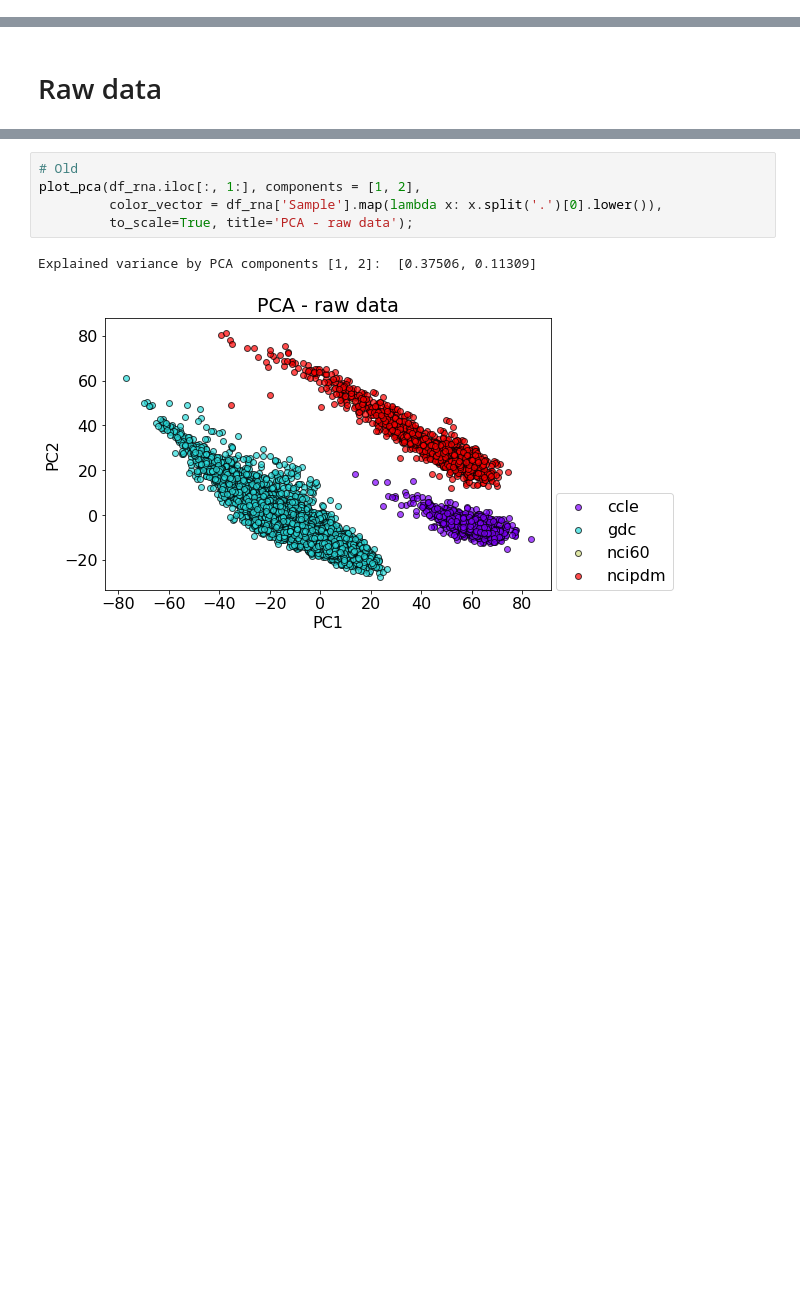
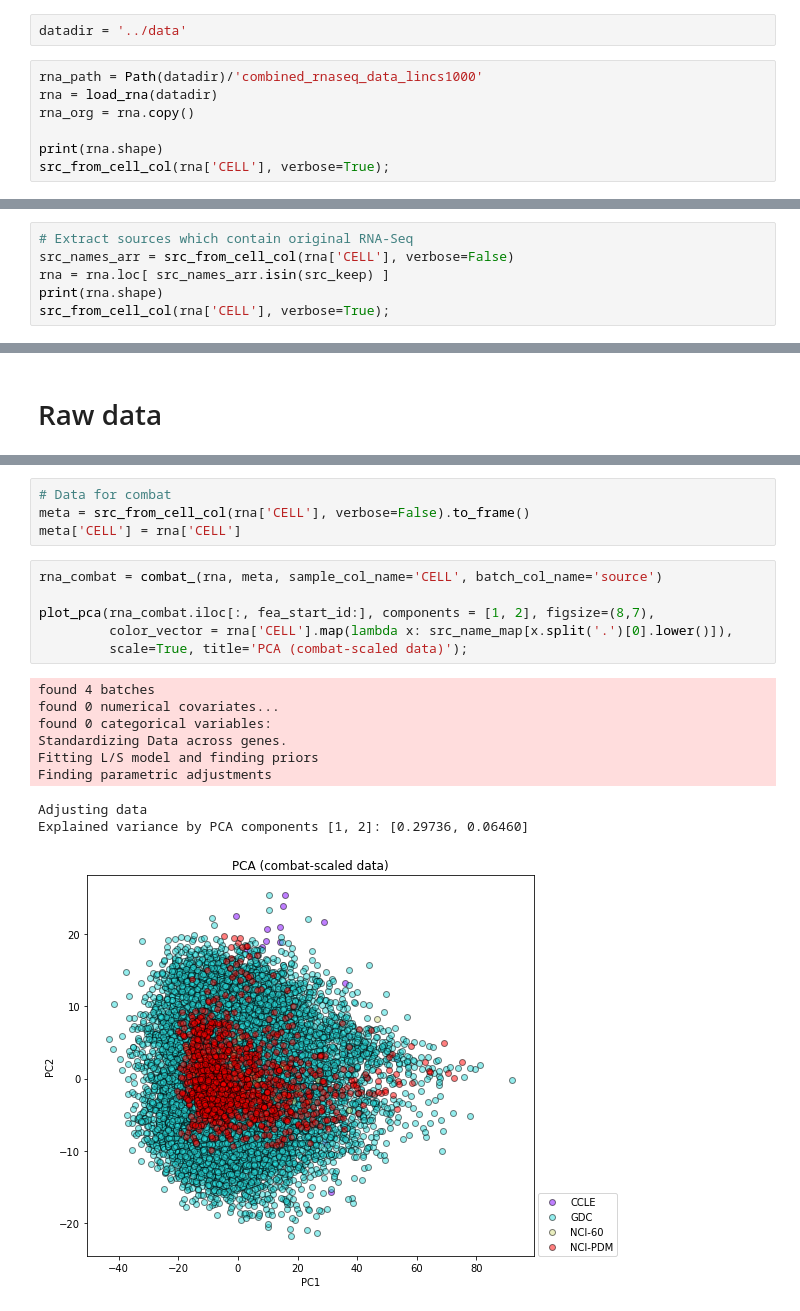
Before and after one commit to DOE-NCI-Pilot1/Normalization, a Jupyter notebook: RNASeqNorm/normalize_rnaseq.ipynb, the cells around one changed output, grey strips where cells are left out. Cells and saved outputs as stored; diff of their text form; blank space fills up the shorter version.

```diff
--- a/RNASeqNorm/normalize_rnaseq.ipynb
+++ b/RNASeqNorm/normalize_rnaseq.ipynb
@@ -254,0 +50,9 @@ cl_mapping[:2]
+# %%
+datadir = '../data'
+# %%
+rna_path = Path(datadir)/'combined_rnaseq_data_lincs1000'
+rna = load_rna(datadir)
+rna_org = rna.copy()
+
+print(rna.shape)
+src_from_cell_col(rna['CELL'], verbose=True);
@@ -254,0 +69,6 @@ cl_mapping[:2]
+# %%
+# Extract sources which contain original RNA-Seq
+src_names_arr = src_from_cell_col(rna['CELL'], verbose=False)
+rna = rna.loc[ src_names_arr.isin(src_keep) ]
+print(rna.shape)
+src_from_cell_col(rna['CELL'], verbose=True);
@@ -265,8 +114,20 @@ Explained variance by PCA components [1, 2]: [0.37752, 0.12893]
+# %%
+# Data for combat
+meta = src_from_cell_col(rna['CELL'], verbose=False).to_frame()
+meta['CELL'] = rna['CELL']
 # %%
-# Old
-plot_pca(df_rna.iloc[:, 1:], components = [1, 2],
-         color_vector = df_rna['Sample'].map(lambda x: x.split('.')[0].lower()),
-         to_scale=True, title='PCA - raw data');
+rna_combat = combat_(rna, meta, sample_col_name='CELL', batch_col_name='source')
+
+plot_pca(rna_combat.iloc[:, fea_start_id:], components = [1, 2], figsize=(8,7),
+         color_vector = rna['CELL'].map(lambda x: src_name_map[x.split('.')[0].lower()]),
+         scale=True, title='PCA (combat-scaled data)');
 # %% [output]
-Explained variance by PCA components [1, 2]:  [0.37506, 0.11309]
+found 4 batches
+found 0 numerical covariates...
+found 0 categorical variables:
+Standardizing Data across genes.
+Fitting L/S model and finding priors
+Finding parametric adjustments
+Adjusting data
+Explained variance by PCA components [1, 2]: [0.29736, 0.06460]
-[figure, old version]
+[figure, new version]
```
Also changed, not shown: parts of 60 cells of this notebook, 5 other files.
